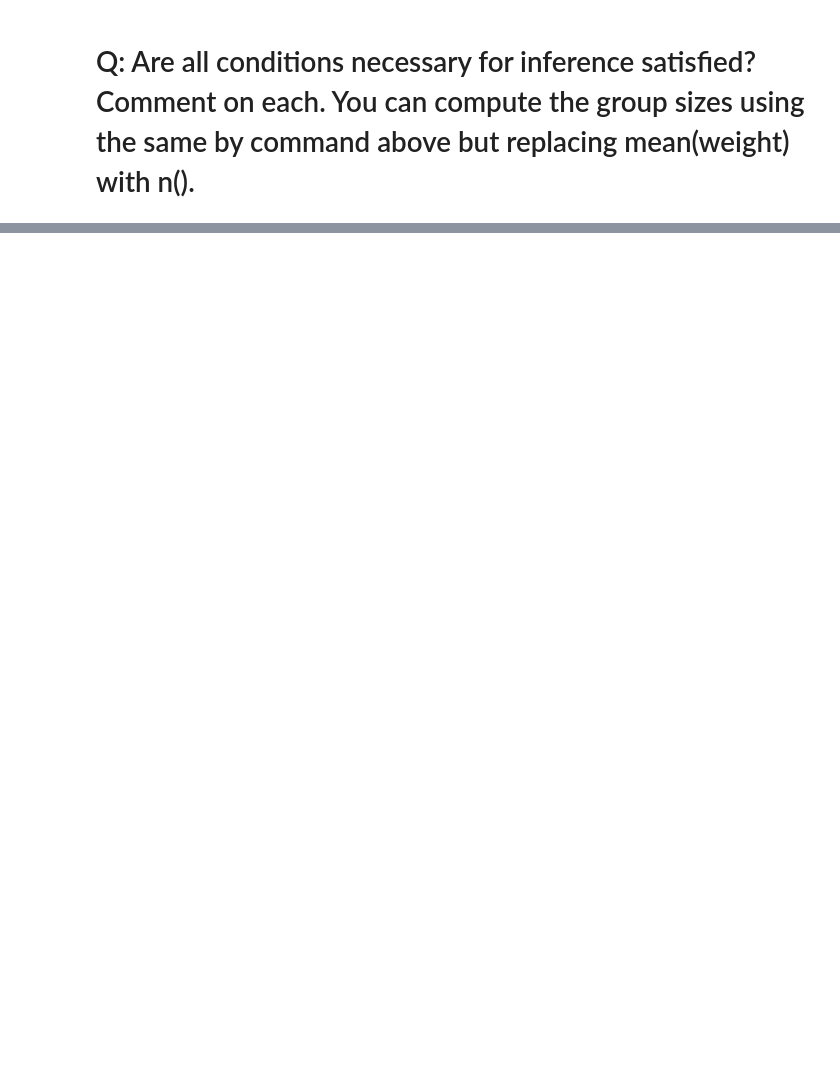
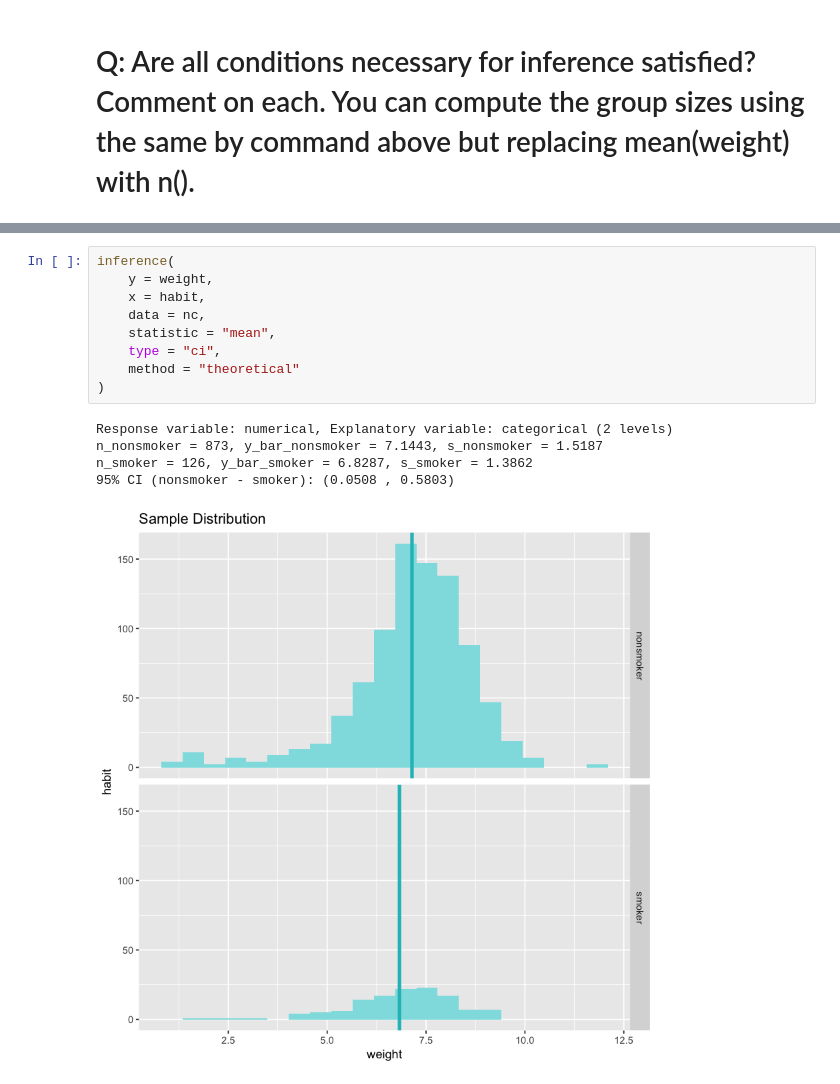
Before and after one commit to elliottevers/statistics, a Jupyter notebook: labs/module_2/week_3/inf_for_numerical_data.ipynb, the cells around one changed output, grey strips where cells are left out. Drawn from its saved outputs; the diff is of its cells as text; blank space fills up the shorter version.

```diff
--- a/labs/module_2/week_3/inf_for_numerical_data.ipynb
+++ b/labs/module_2/week_3/inf_for_numerical_data.ipynb
@@ -107,0 +173,15 @@ nc %>%
+# %%
+inference(
+    y = weight,
+    x = habit,
+    data = nc,
+    statistic = "mean",
+    type = "ci",
+    method = "theoretical"
+)
+# %% [output]
+Response variable: numerical, Explanatory variable: categorical (2 levels)
+n_nonsmoker = 873, y_bar_nonsmoker = 7.1443, s_nonsmoker = 1.5187
+n_smoker = 126, y_bar_smoker = 6.8287, s_smoker = 1.3862
+95% CI (nonsmoker - smoker): (0.0508 , 0.5803)
+[figure, added]
```
Also changed, not shown: parts of 16 cells of this notebook.
